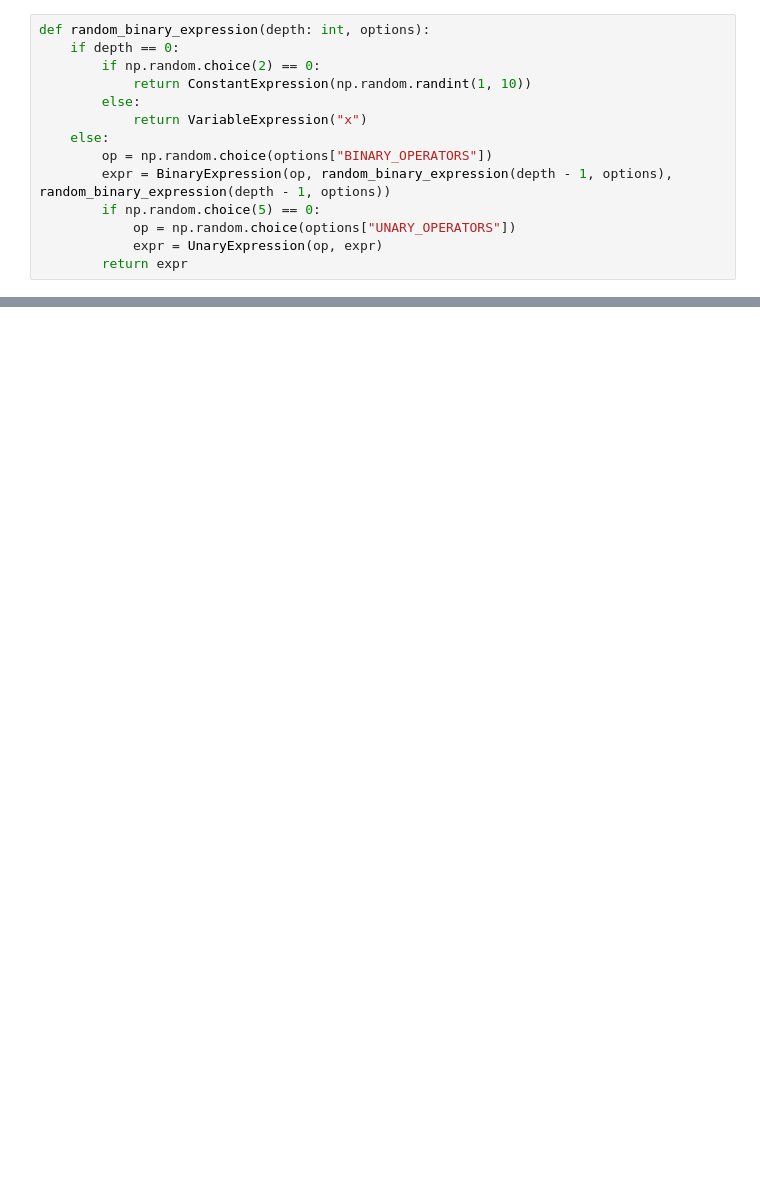
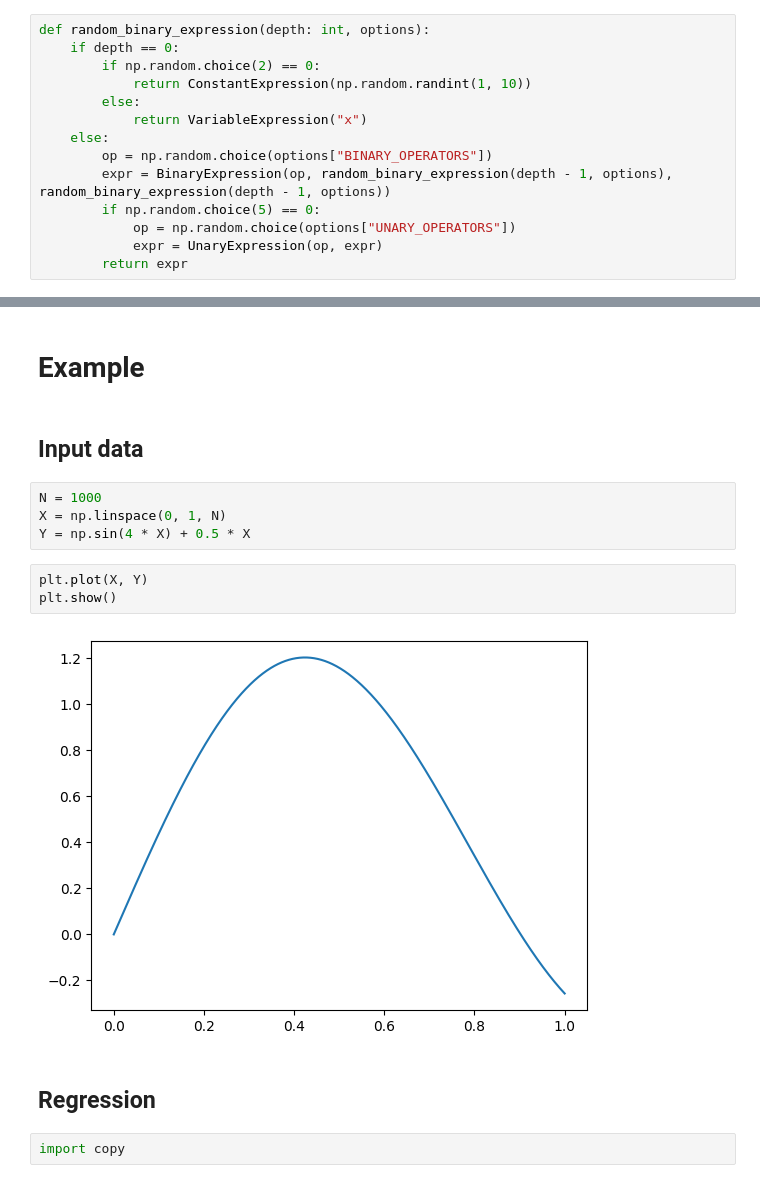
Before and after one commit to hgruniaux/MLP-SymReg, a Jupyter notebook: main.ipynb, the cells around one changed output, grey strips where cells are left out. Drawn from its saved outputs; the diff is of its cells as text; blank space fills up the shorter version.

```diff
--- a/main.ipynb
+++ b/main.ipynb
@@ -182,0 +48,17 @@ plt.plot(X, fit(X))
+# %% [markdown]
+# Example
+# %% [markdown]
+## Input data
+# %%
+N = 1000
+X = np.linspace(0, 1, N)
+Y = np.sin(4 * X) + 0.5 * X
+# %%
+plt.plot(X, Y)
+plt.show()
+# %% [output]
+[figure, added]
+# %% [markdown]
+## Regression
+# %%
+import copy
```
Also changed, not shown: parts of 6 cells of this notebook, 2 other files.
